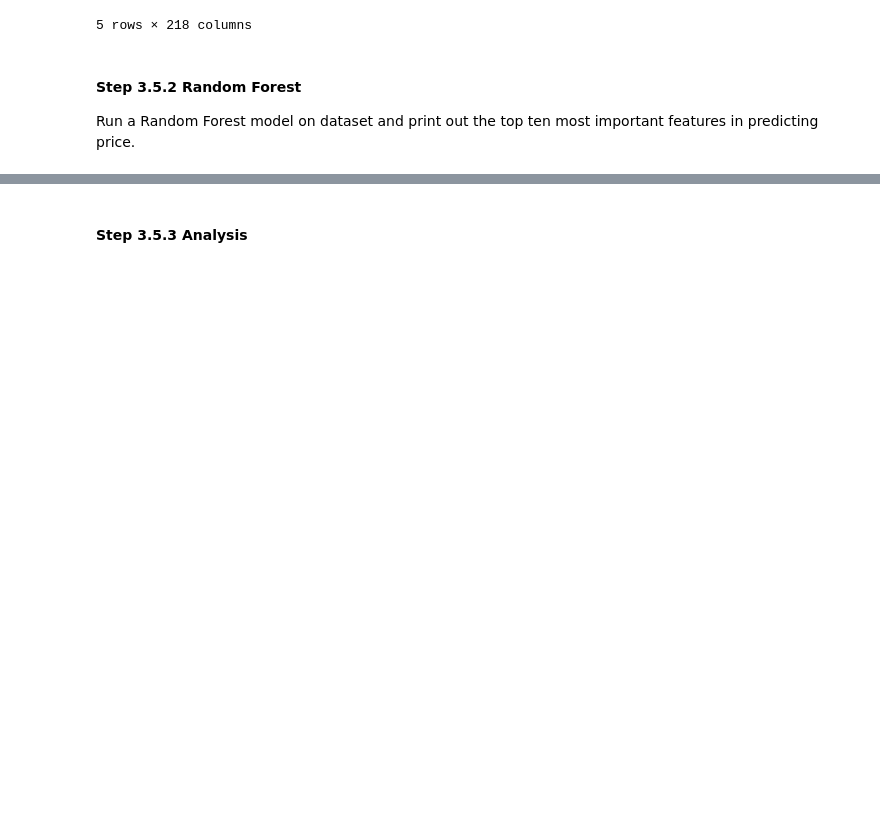
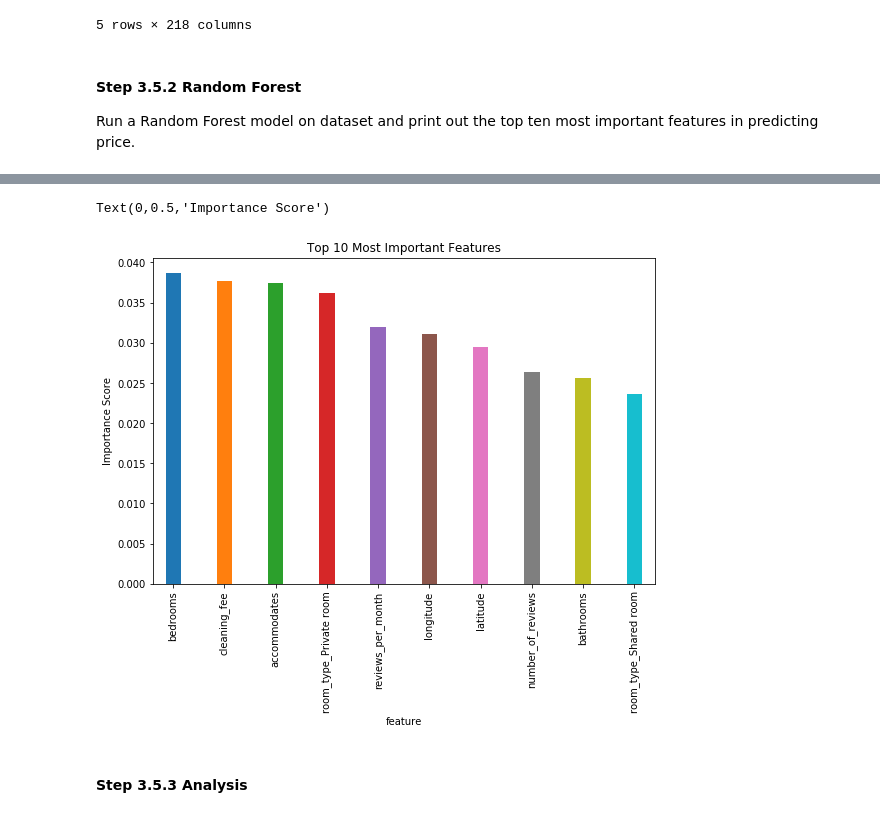
Before and after one commit to randomwalk10/udacity_ds_blog_project, a Jupyter notebook: play_data.ipynb, the cells around one changed output, grey strips where cells are left out. Saved outputs shown, nothing was run; the diff lists cells and outputs as text; code cells hidden in the pictures; blank space fills up the shorter version.

```diff
--- a/play_data.ipynb
+++ b/play_data.ipynb
@@ -717,3 +747,16 @@ importance_df.head(TopK)
+# %%
+# draw a bar charts for most important features
+top_importance_df = importance_df.head(TopK)
+
+fig = plt.figure() # Create matplotlib figure
+
+ax = fig.add_subplot(111) # Create matplotlib axes
+top_importance_df.plot(x='feature', y='importance', legend=False, width=0.3, figsize=(9,6),
+                       kind='bar', ax=ax, title="Top {} Most Important Features".format(TopK))
+ax.set_ylabel("Importance Score")
+# %% [output]
+Text(0,0.5,'Importance Score')
+[figure, added]
 # %% [markdown]
 #### Step 3.5.3 Analysis
 # %% [markdown]
```
Also changed, not shown: parts of 10 cells of this notebook, 3 other files.
